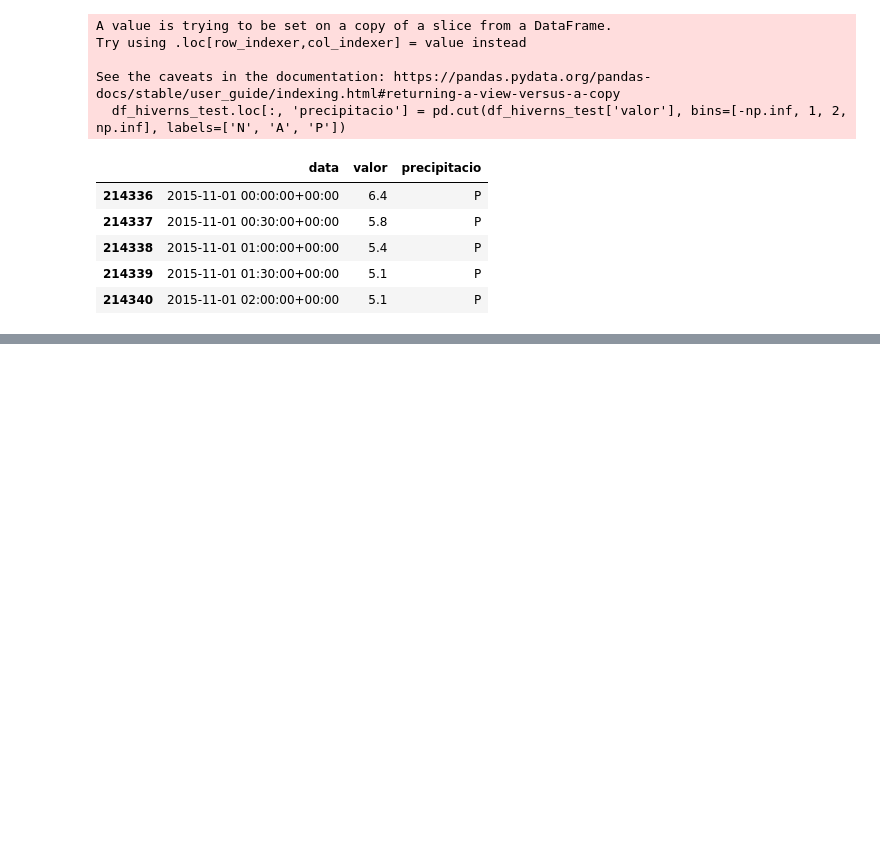
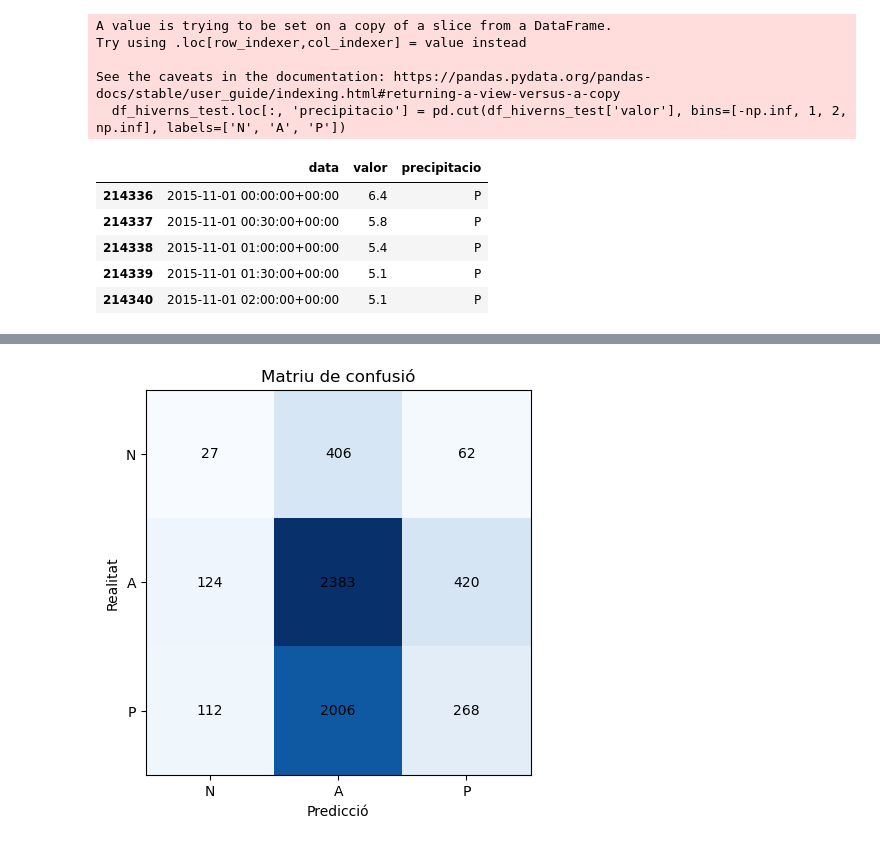
Before and after one commit to Paurro/TFM_SCM_Temperature_Forecasting_ML, a Jupyter notebook: models_prediccio/forecast_markov/Pre_processament_dades.ipynb, the cells around one changed output, grey strips where cells are left out. Cells and saved outputs as stored; diff of their text form; code cells hidden in the pictures; blank space fills up the shorter version.

```diff
--- a/models_prediccio/forecast_markov/Pre_processament_dades.ipynb
+++ b/models_prediccio/forecast_markov/Pre_processament_dades.ipynb
@@ -403,0 +460,23 @@ See the caveats in the documentation: https://pandas.pydata.org/pandas-docs/stab
+# %%
+# Matriu de confusió
+
+conf_matrix = confusion_matrix(df_hiverns_test['precipitacio'],df_hiverns_test['precip_simulada'])
+
+plt.figure(figsize=(5, 5))
+plt.imshow(conf_matrix, cmap='Blues')
+
+plt.xticks([0, 1, 2], ['N', 'A', 'P'])
+plt.yticks([0, 1, 2], ['N', 'A', 'P'])
+
+plt.xlabel('Predicció')
+plt.ylabel('Realitat')
+
+plt.title('Matriu de confusió')
+
+for i in range(3):
+    for j in range(3):
+        plt.text(j, i, conf_matrix[i, j], ha='center', va='center', color='black')
+
+plt.show()
+# %% [output]
+[figure, added]
```
Also changed, not shown: parts of 12 cells of this notebook.
